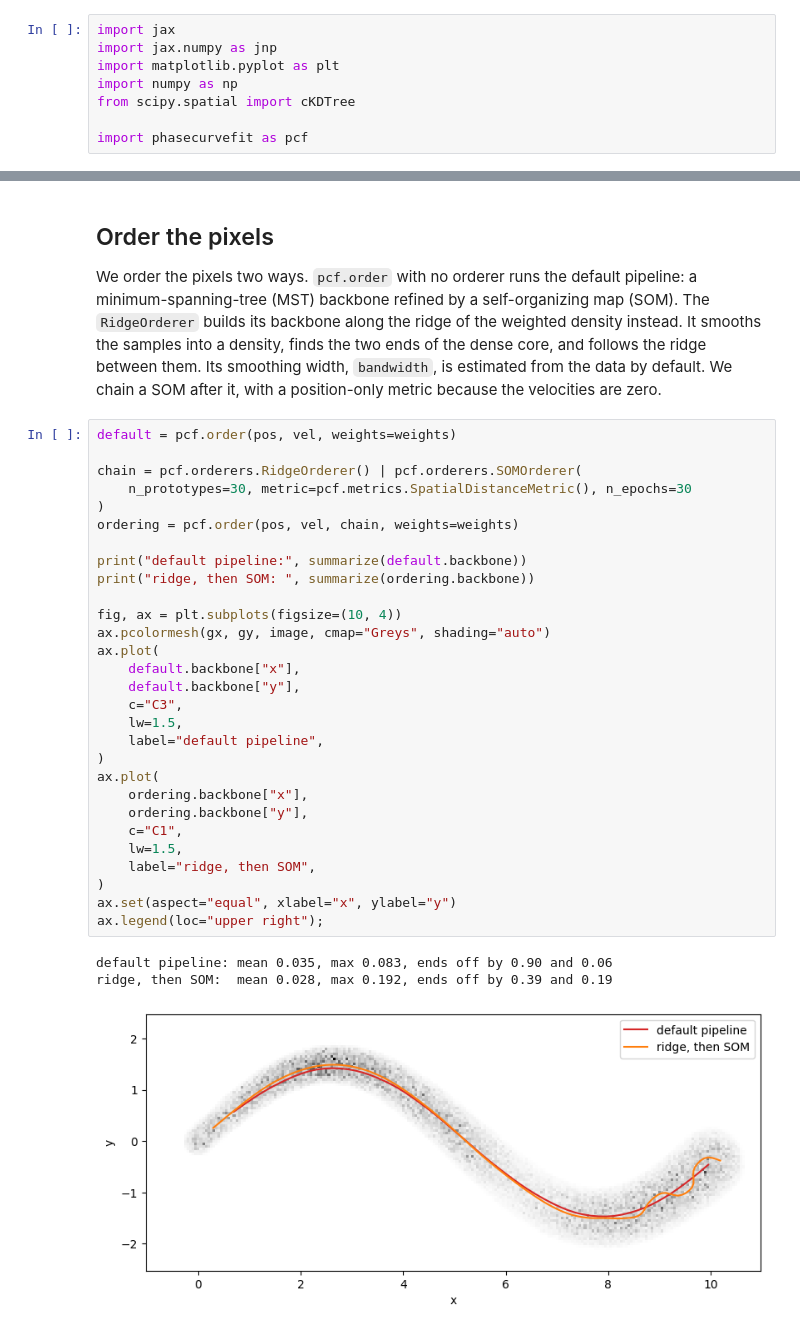
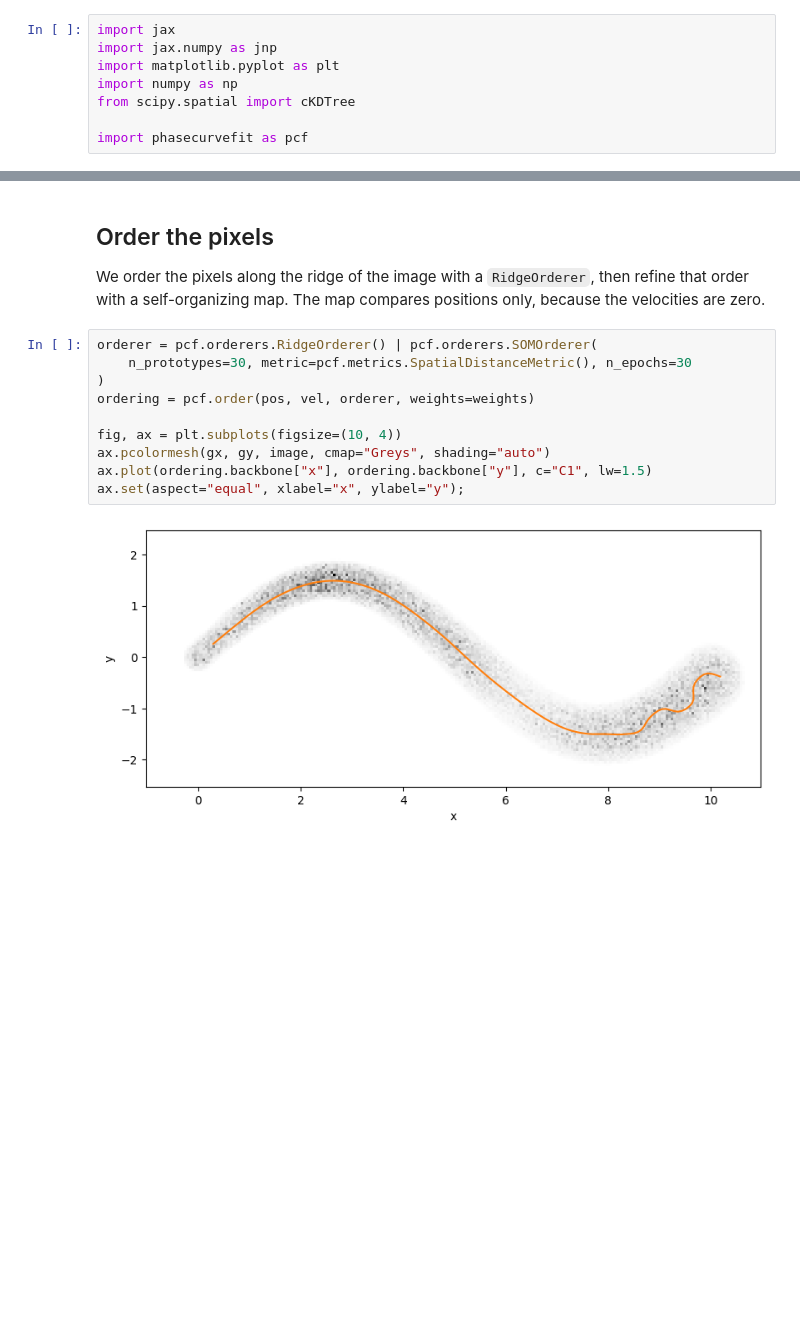
Before and after one commit to GalacticDynamics/phasecurvefit, a Jupyter notebook: docs/tutorials/density_fields.ipynb, the cells around one changed output, grey strips where cells are left out. Drawn from its saved outputs; the diff is of its cells as text; blank space fills up the shorter version.

```diff
--- a/docs/tutorials/density_fields.ipynb
+++ b/docs/tutorials/density_fields.ipynb
@@ -102,44 +76,19 @@ def summarize(track):
 # %% [markdown]
 ## Order the pixels
 
-We order the pixels two ways. `pcf.order` with no orderer runs the default pipeline:
-a minimum-spanning-tree (MST) backbone refined by a self-organizing map (SOM). The
-`RidgeOrderer` builds its backbone along the ridge of the weighted density instead.
-It smooths the samples into a density, finds the two ends of the dense core, and
-follows the ridge between them. Its smoothing width, `bandwidth`, is estimated from
-the data by default. We chain a SOM after it, with a position-only metric because the
+We order the pixels along the ridge of the image with a `RidgeOrderer`, then refine
+that order with a self-organizing map. The map compares positions only, because the
 velocities are zero.
 # %%
-default = pcf.order(pos, vel, weights=weights)
-
-chain = pcf.orderers.RidgeOrderer() | pcf.orderers.SOMOrderer(
+orderer = pcf.orderers.RidgeOrderer() | pcf.orderers.SOMOrderer(
     n_prototypes=30, metric=pcf.metrics.SpatialDistanceMetric(), n_epochs=30
 )
-ordering = pcf.order(pos, vel, chain, weights=weights)
-
-print("default pipeline:", summarize(default.backbone))
-print("ridge, then SOM: ", summarize(ordering.backbone))
+ordering = pcf.order(pos, vel, orderer, weights=weights)
 
 fig, ax = plt.subplots(figsize=(10, 4))
 ax.pcolormesh(gx, gy, image, cmap="Greys", shading="auto")
-ax.plot(
-    default.backbone["x"],
-    default.backbone["y"],
-    c="C3",
-    lw=1.5,
-    label="default pipeline",
-)
-ax.plot(
-    ordering.backbone["x"],
-    ordering.backbone["y"],
-    c="C1",
-    lw=1.5,
-    label="ridge, then SOM",
-)
-ax.set(aspect="equal", xlabel="x", ylabel="y")
-ax.legend(loc="upper right");
+ax.plot(ordering.backbone["x"], ordering.backbone["y"], c="C1", lw=1.5)
+ax.set(aspect="equal", xlabel="x", ylabel="y");
 # %% [output]
-default pipeline: mean 0.035, max 0.083, ends off by 0.90 and 0.06
-ridge, then SOM:  mean 0.028, max 0.192, ends off by 0.39 and 0.19
-[figure, old version]
+[figure, new version]
 # %% [markdown]
```
Also changed, not shown: parts of 13 cells of this notebook, 3 other files.
